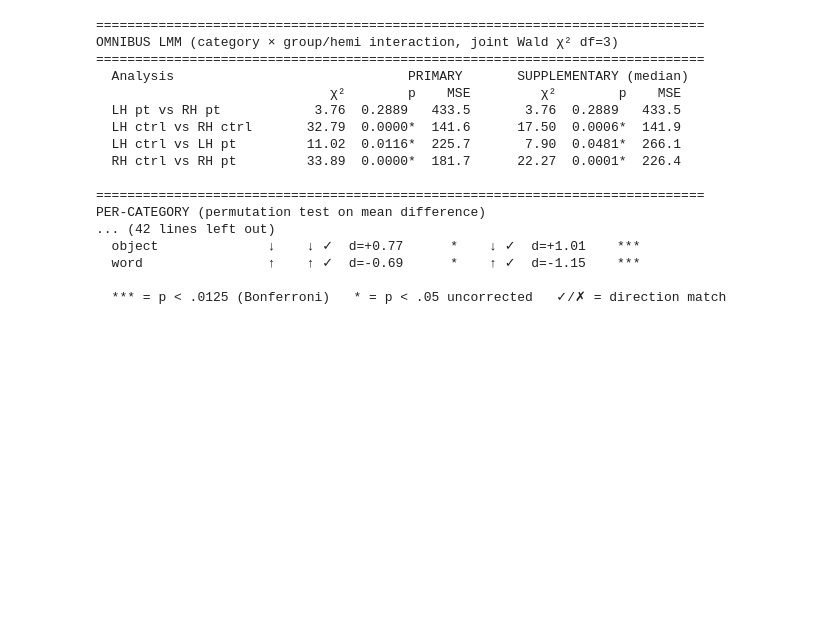
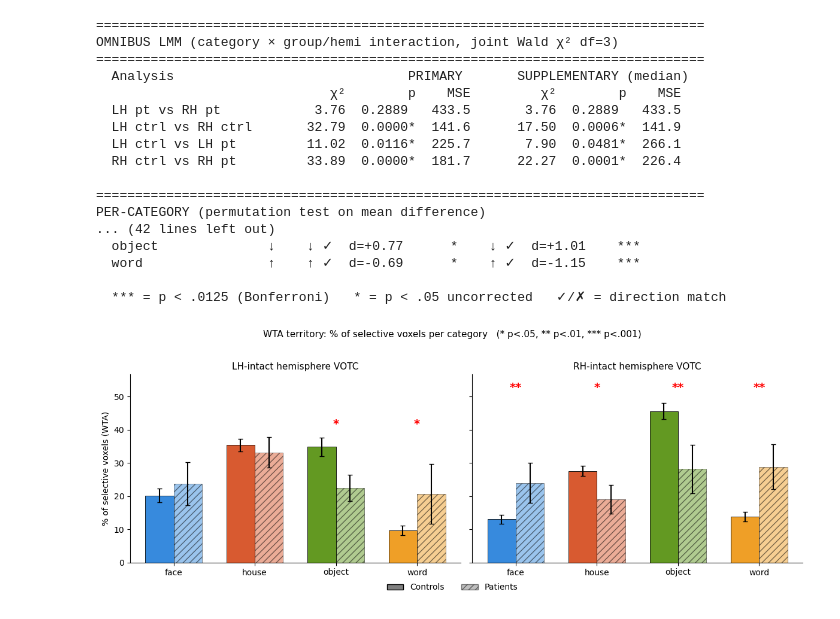
Before and after one commit to cnsimmons/sym_pt, a Jupyter notebook: D_liu/wta_formal_stats.ipynb, the cells around one changed output. Saved outputs shown, nothing was run; the diff lists cells and outputs as text; code cells hidden in the pictures; blank space fills up the shorter version.

Commit message:
added visual to wta_formal

```diff
--- a/D_liu/wta_formal_stats.ipynb
+++ b/D_liu/wta_formal_stats.ipynb
@@ -445,3 +463,82 @@ PER-CATEGORY (permutation test on mean difference)
   word                ↑    ↑ ✓  d=-0.69      *    ↑ ✓  d=-1.15    ***
 
   *** = p < .0125 (Bonferroni)   * = p < .05 uncorrected   ✓/✗ = direction match
+# %%
+# ─── WTA territory bar plot with significance markers ───────────────────
+from matplotlib.patches import Patch
+import matplotlib.pyplot as plt
+
+CATEGORIES = ['face', 'house', 'object', 'word']
+CAT_COLORS = {'face': '#378ADD', 'house': '#D85A30',
+              'object': '#639922', 'word': '#EF9F27'}
+
+assert 'primary_results' in dir(), "Run primary analysis cell first"
+assert 'wta_data' in dir(), "Run WTA computation first"
+
+# Build per-subject territory % table
+terr_rows = []
+for (sid, h), d in wta_data.items():
+    winner = d['winner']
+    n_sel = (winner > 0).sum()
+    if n_sel == 0: continue
+    for i, cat in enumerate(CATEGORIES, start=1):
+        terr_rows.append({'sid': sid, 'hemi': h, 'category': cat,
+                          'pct': 100 * (winner == i).sum() / n_sel,
+                          'group': d['group']})
+terr_df = pd.DataFrame(terr_rows)
+
+# p-values: A3 = LH (pt vs ctrl), A4 = RH (pt vs ctrl)
+def _stars(p):
+    if p < .001: return '***'
+    if p < .01:  return '**'
+    if p < .05:  return '*'
+    return ''
+
+p_lh = {c: primary_results[3]['percat'][c]['p'] for c in CATEGORIES}
+p_rh = {c: primary_results[4]['percat'][c]['p'] for c in CATEGORIES}
+
+# Plot
+fig, axes = plt.subplots(1, 2, figsize=(12, 4.5), sharey=True)
+for ax, h, hlabel, p_dict in zip(axes, ['l', 'r'],
+                                  ['LH-intact', 'RH-intact'],
+                                  [p_lh, p_rh]):
+    sub = terr_df[terr_df['hemi'] == h]
+    x = np.arange(len(CATEGORIES))
+    w = 0.35
+    max_top = 0
+    for offset, grp, alpha, hatch in [(-w/2, 'control', 1.0, ''),
+                                       (+w/2, 'OTC',     0.5, '///')]:
+        means = [sub[(sub['category']==c) & (sub['group']==grp)]['pct'].mean()
+                 for c in CATEGORIES]
+        sems = [sub[(sub['category']==c) & (sub['group']==grp)]['pct'].sem()
+                for c in CATEGORIES]
+        ax.bar(x + offset, means, w, yerr=sems,
+               color=[CAT_COLORS[c] for c in CATEGORIES],
+               alpha=alpha, hatch=hatch, edgecolor='black',
+               linewidth=0.6, capsize=3)
+        max_top = max(max_top, max(m + s for m, s in zip(means, sems)))
+    # significance markers
+    for xi, c in enumerate(CATEGORIES):
+        stars = _stars(p_dict[c])
+        if stars:
+            ax.text(xi, max_top * 1.06, stars, ha='center', va='bottom',
+                    color='red', fontsize=14, fontweight='bold')
+    ax.set_ylim(0, max_top * 1.18)
+    ax.set_xticks(x); ax.set_xticklabels(CATEGORIES, fontsize=10)
+    ax.set_title(f'{hlabel} hemisphere VOTC', fontsize=11)
+    ax.spines['top'].set_visible(False); ax.spines['right'].set_visible(False)
+    if h == 'l':
+        ax.set_ylabel('% of selective voxels (WTA)', fontsize=10)
+
+style_handles = [
+    Patch(facecolor='gray', edgecolor='black', label='Controls'),
+    Patch(facecolor='gray', alpha=0.5, edgecolor='black', hatch='///', label='Patients'),
+]
+fig.legend(handles=style_handles, ncol=2, frameon=False, fontsize=10,
+           loc='lower center', bbox_to_anchor=(0.5, -0.02))
+fig.suptitle('WTA territory: % of selective voxels per category   '
+             '(* p<.05, ** p<.01, *** p<.001)', fontsize=11)
+plt.tight_layout(rect=[0, 0.03, 1, 0.96])
+plt.show()
+# %% [output]
+[figure, added]
```
Also changed, not shown: parts of 1 cell of this notebook.
